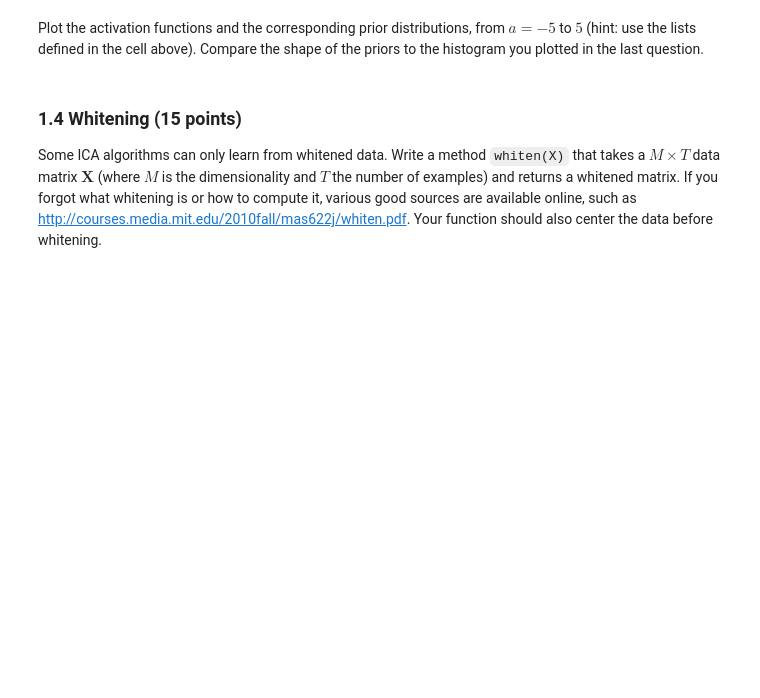
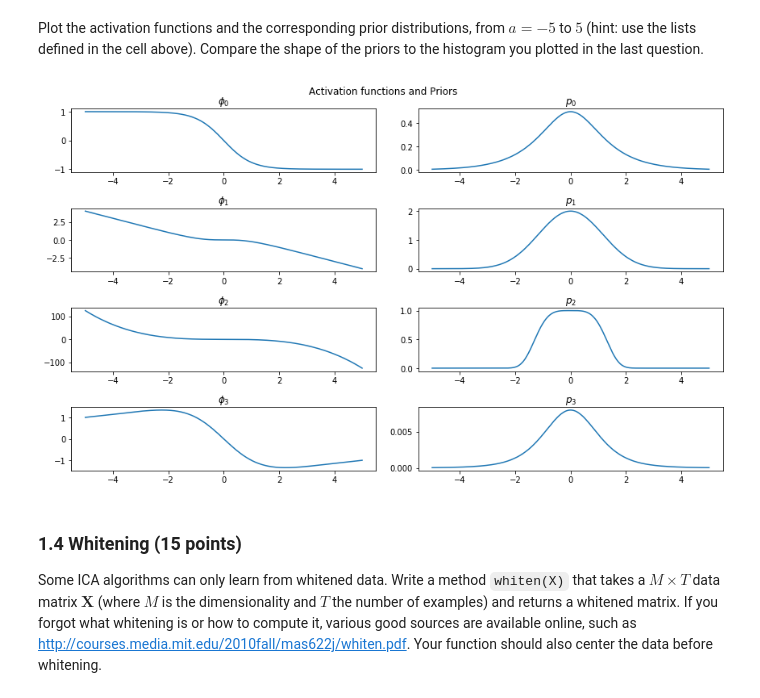
Before and after one commit to shaanchandra/MachineLearning2, a Jupyter notebook: Lab_Assignments/lab1.ipynb, the cells around one changed output. Saved outputs shown, nothing was run; the diff lists cells and outputs as text; code cells hidden in the pictures; blank space fills up the shorter version.

```diff
--- a/Lab_Assignments/lab1.ipynb
+++ b/Lab_Assignments/lab1.ipynb
@@ -154,28 +243,28 @@ def phi_0(a):
 
 def p_0(a):
     # YOUR CODE HERE
-    raise NotImplementedError()
+    return np.exp(-a)/ (1 + np.exp(-2*a))
 # %%
 def phi_1(a):
     return -a + np.tanh(a)
 
 def p_1(a):
     # YOUR CODE HERE
-    raise NotImplementedError()
+    return np.exp(-0.5 * (a**2 + a)) + np.exp(-0.5 * (a**2 - a))
 # %%
 def phi_2(a):
     return -a**3
 
 def p_2(a):
     # YOUR CODE HERE
-    raise NotImplementedError()
+    return np.exp(-0.25 * (a**4))
 # %%
 def phi_3(a):
     return -6*a / (a**2 + 5)
 
 def p_3(a):
     # YOUR CODE HERE
-    raise NotImplementedError()
+    return (a**2 + 5)**(-3)
 # %%
 activation_functions = [phi_0, phi_1, phi_2, phi_3]
 priors = [p_0, p_1, p_2, p_3]
@@ -194,3 +277,25 @@ raise NotImplementedError()
+# %%
+### 1.3 Implicit priors (continued)
+a = np.linspace(-5, 5, 1000)
+
+def plot_act_n_priors():
+    f, axes = plt.subplots(len(priors), 2 , figsize = (12,7))
+    f.suptitle("Activation functions and Priors", y=1)
+
+    for i, prior in enumerate(priors):
+        ax = axes[i][0]
+        ax.plot(a, activation_functions[i](a))
+        ax.title.set_text('$\phi_%d$' % (i,))
+
+        ax = axes[i][1]
+        ax.plot(a, priors[i](a))
+        ax.title.set_text('$p_%d$' % (i,))
+    plt.tight_layout()
+    return None
+
+plot_act_n_priors()
+# %% [output]
+[figure, added]
 # %% [markdown]
 ### 1.4 Whitening (15 points)
 Some ICA algorithms can only learn from whitened data. Write a method `whiten(X)` that takes a $M \times T$ data matrix $\mathbf{X}$ (where $M$ is the dimensionality and $T$ the number of examples) and returns a whitened matrix. If you forgot what whitening is or how to compute it, various good sources are available online, such as http://courses.media.mit.edu/2010fall/mas622j/whiten.pdf. Your function should also center the data before whitening.
```
Also changed, not shown: parts of 13 cells of this notebook, 1 other file.
